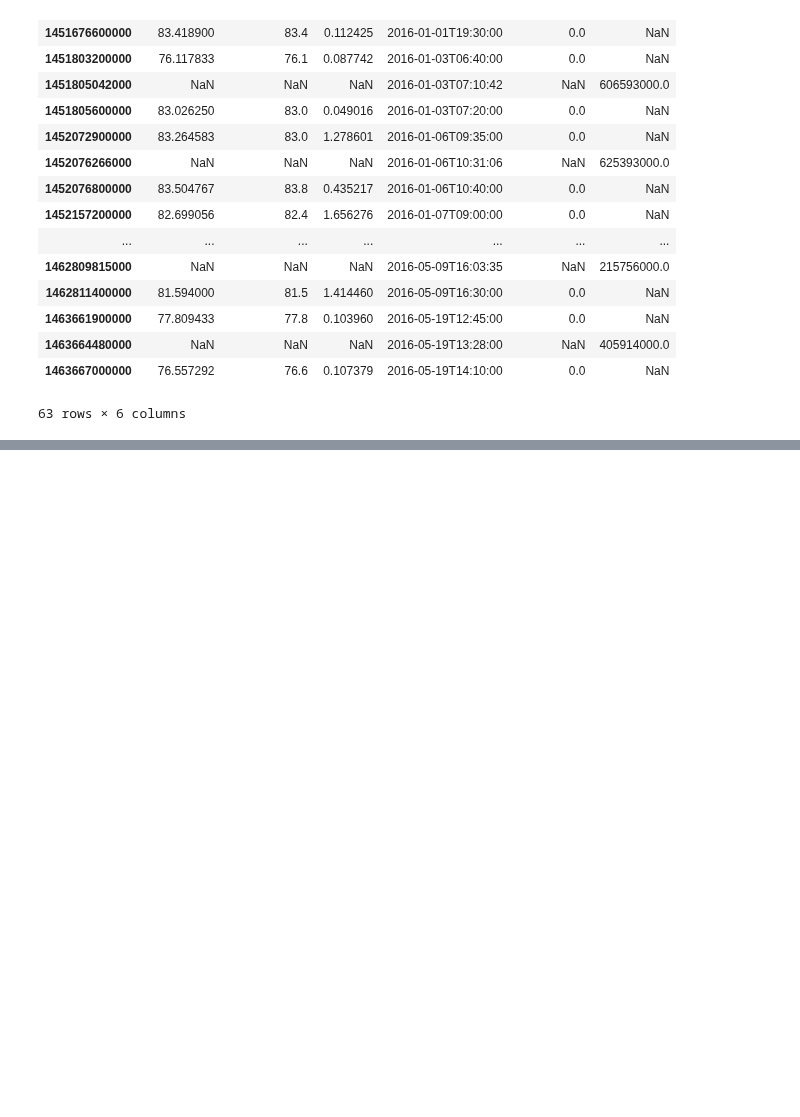
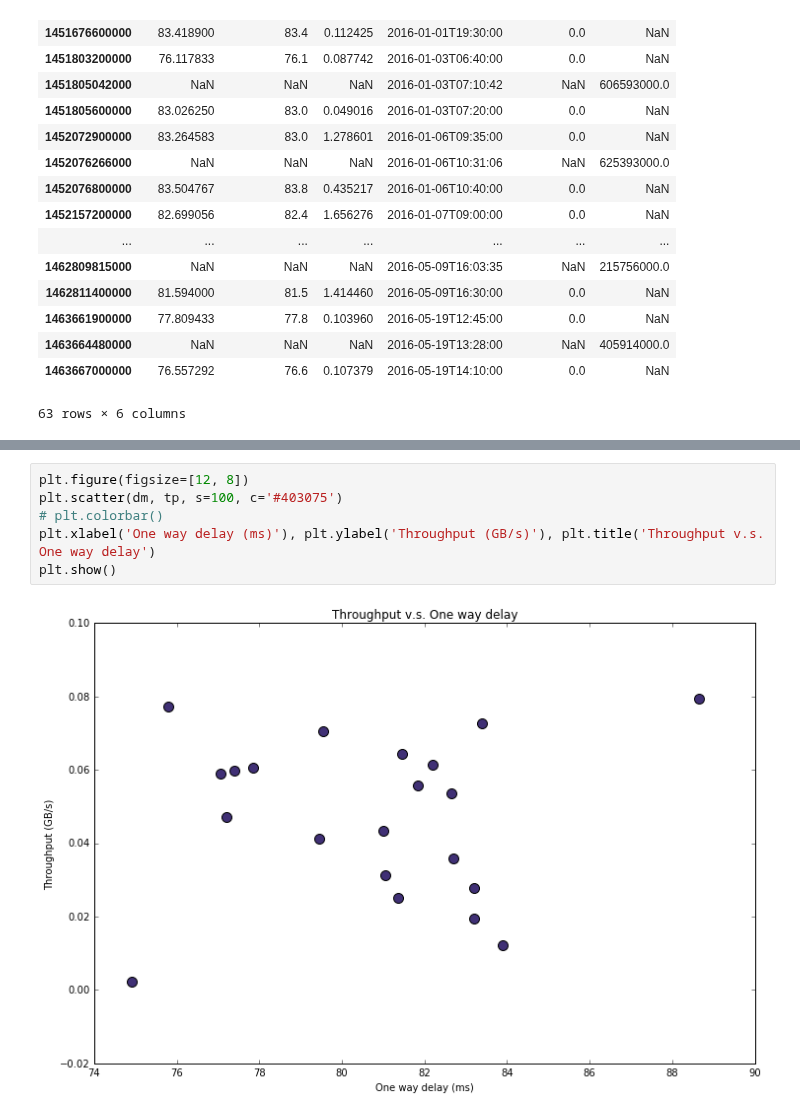
Before and after one commit to ATLAS-Analytics/AnalyticsNotebooks, a Jupyter notebook: Xinran/Xinran3.ipynb, the cells around one changed output, grey strips where cells are left out. Saved outputs shown, nothing was run; the diff lists cells and outputs as text; blank space fills up the shorter version.

```diff
--- a/Xinran/Xinran3.ipynb
+++ b/Xinran/Xinran3.ipynb
@@ -352,0 +467,8 @@ p
+# %%
+plt.figure(figsize=[12, 8])
+plt.scatter(dm, tp, s=100, c='#403075')
+# plt.colorbar()
+plt.xlabel('One way delay (ms)'), plt.ylabel('Throughput (GB/s)'), plt.title('Throughput v.s. One way delay')
+plt.show()
+# %% [output]
+[figure, added]
```
Also changed, not shown: parts of 23 cells of this notebook, 8 other files.
